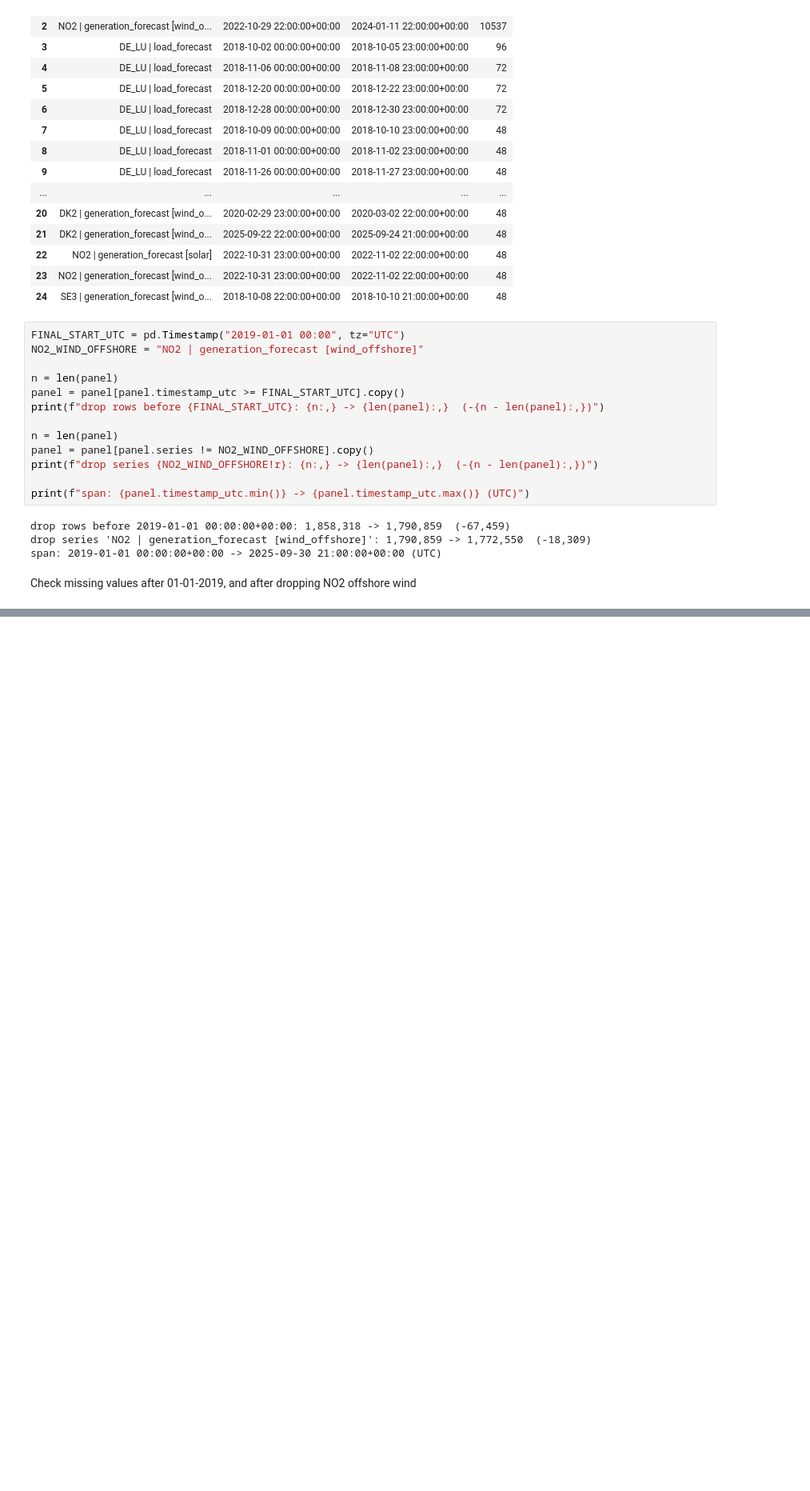
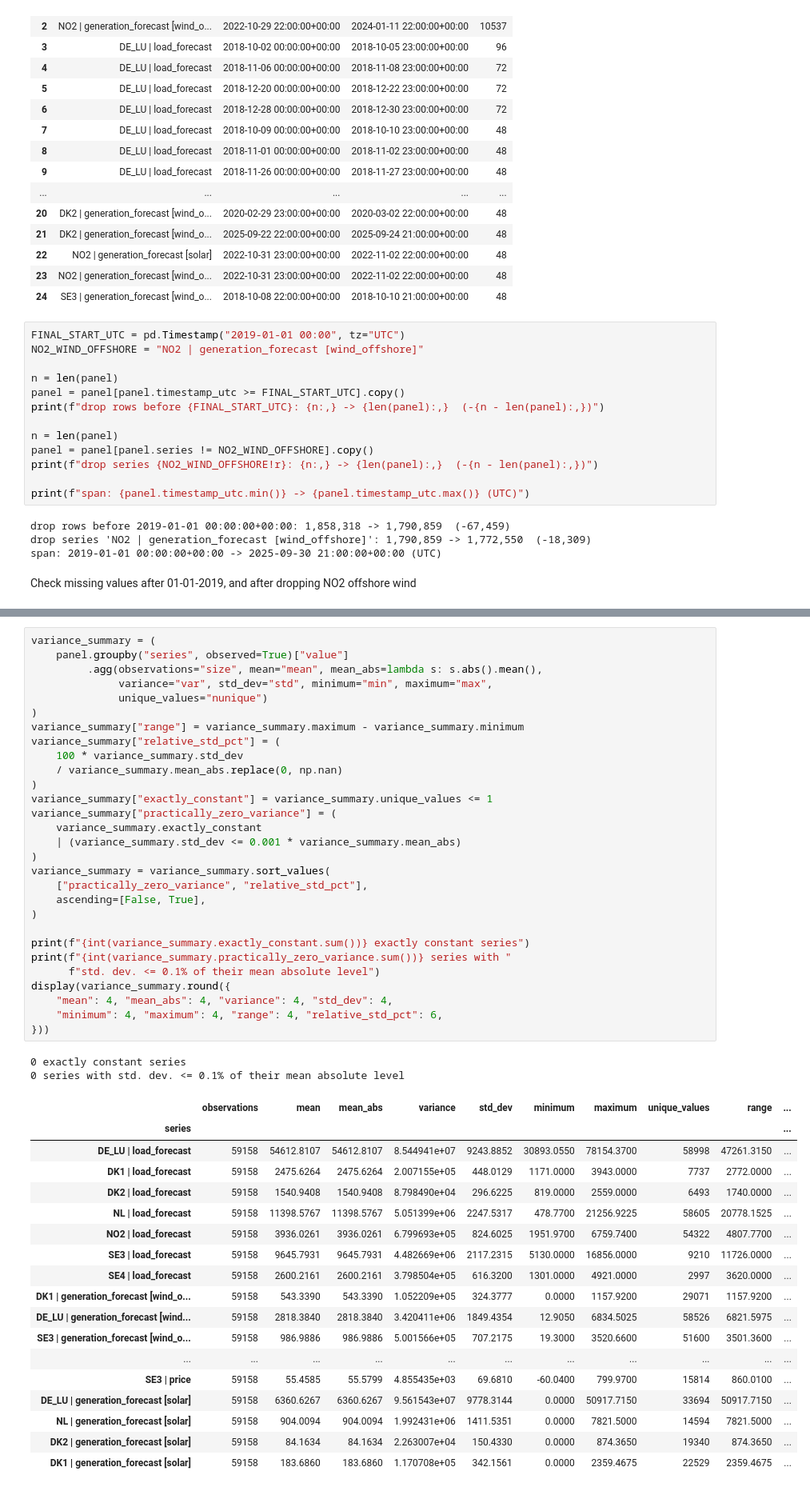
Before and after one commit to Freddy5445/EPF_Masters, a Jupyter notebook: data_cleaning_v2.ipynb, the cells around one changed output, grey strips where cells are left out. Shown at 80% size. Cells and saved outputs as stored; diff of their text form; blank space fills up the shorter version.

```diff
--- a/data_cleaning_v2.ipynb
+++ b/data_cleaning_v2.ipynb
@@ -838,0 +982,50 @@ fill gaps from the same hour one week earlier: 1,772,550 -> 1,774,740  (+2,190)
+# %%
+variance_summary = (
+    panel.groupby("series", observed=True)["value"]
+         .agg(observations="size", mean="mean", mean_abs=lambda s: s.abs().mean(),
+              variance="var", std_dev="std", minimum="min", maximum="max",
+              unique_values="nunique")
+)
+variance_summary["range"] = variance_summary.maximum - variance_summary.minimum
+variance_summary["relative_std_pct"] = (
+    100 * variance_summary.std_dev
+    / variance_summary.mean_abs.replace(0, np.nan)
+)
+variance_summary["exactly_constant"] = variance_summary.unique_values <= 1
+variance_summary["practically_zero_variance"] = (
+    variance_summary.exactly_constant
+    | (variance_summary.std_dev <= 0.001 * variance_summary.mean_abs)
+)
+variance_summary = variance_summary.sort_values(
+    ["practically_zero_variance", "relative_std_pct"],
+    ascending=[False, True],
+)
+
+print(f"{int(variance_summary.exactly_constant.sum())} exactly constant series")
+print(f"{int(variance_summary.practically_zero_variance.sum())} series with "
+      f"std. dev. <= 0.1% of their mean absolute level")
+display(variance_summary.round({
+    "mean": 4, "mean_abs": 4, "variance": 4, "std_dev": 4,
+    "minimum": 4, "maximum": 4, "range": 4, "relative_std_pct": 6,
+}))
+# %% [output]
+0 exactly constant series
+0 series with std. dev. <= 0.1% of their mean absolute level
+|  | observations | mean | mean_abs | variance | std_dev | minimum | maximum | unique_values | range | ... |
+| series |  |  |  |  |  |  |  |  |  | ... |
+| DE_LU | load_forecast | 59158 | 54612.8107 | 54612.8107 | 8.544941e+07 | 9243.8852 | 30893.0550 | 78154.3700 | 58998 | 47261.3150 | ... |
+| DK1 | load_forecast | 59158 | 2475.6264 | 2475.6264 | 2.007155e+05 | 448.0129 | 1171.0000 | 3943.0000 | 7737 | 2772.0000 | ... |
+| DK2 | load_forecast | 59158 | 1540.9408 | 1540.9408 | 8.798490e+04 | 296.6225 | 819.0000 | 2559.0000 | 6493 | 1740.0000 | ... |
+| NL | load_forecast | 59158 | 11398.5767 | 11398.5767 | 5.051399e+06 | 2247.5317 | 478.7700 | 21256.9225 | 58605 | 20778.1525 | ... |
+| NO2 | load_forecast | 59158 | 3936.0261 | 3936.0261 | 6.799693e+05 | 824.6025 | 1951.9700 | 6759.7400 | 54322 | 4807.7700 | ... |
+| SE3 | load_forecast | 59158 | 9645.7931 | 9645.7931 | 4.482669e+06 | 2117.2315 | 5130.0000 | 16856.0000 | 9210 | 11726.0000 | ... |
+| SE4 | load_forecast | 59158 | 2600.2161 | 2600.2161 | 3.798504e+05 | 616.3200 | 1301.0000 | 4921.0000 | 2997 | 3620.0000 | ... |
+| DK1 | generation_forecast [wind_o... | 59158 | 543.3390 | 543.3390 | 1.052209e+05 | 324.3777 | 0.0000 | 1157.9200 | 29071 | 1157.9200 | ... |
+| DE_LU | generation_forecast [wind... | 59158 | 2818.3840 | 2818.3840 | 3.420411e+06 | 1849.4354 | 12.9050 | 6834.5025 | 58526 | 6821.5975 | ... |
+| SE3 | generation_forecast [wind_o... | 59158 | 986.9886 | 986.9886 | 5.001566e+05 | 707.2175 | 19.3000 | 3520.6600 | 51600 | 3501.3600 | ... |
+| ... | ... | ... | ... | ... | ... | ... | ... | ... | ... | ... |
+| SE3 | price | 59158 | 55.4585 | 55.5799 | 4.855435e+03 | 69.6810 | -60.0400 | 799.9700 | 15814 | 860.0100 | ... |
+| DE_LU | generation_forecast [solar] | 59158 | 6360.6267 | 6360.6267 | 9.561543e+07 | 9778.3144 | 0.0000 | 50917.7150 | 33694 | 50917.7150 | ... |
+| NL | generation_forecast [solar] | 59158 | 904.0094 | 904.0094 | 1.992431e+06 | 1411.5351 | 0.0000 | 7821.5000 | 14594 | 7821.5000 | ... |
+| DK2 | generation_forecast [solar] | 59158 | 84.1634 | 84.1634 | 2.263007e+04 | 150.4330 | 0.0000 | 874.3650 | 19340 | 874.3650 | ... |
+| DK1 | generation_forecast [solar] | 59158 | 183.6860 | 183.6860 | 1.170708e+05 | 342.1561 | 0.0000 | 2359.4675 | 22529 | 2359.4675 | ... |
```
Also changed, not shown: parts of 6 cells of this notebook, 1 other file.
